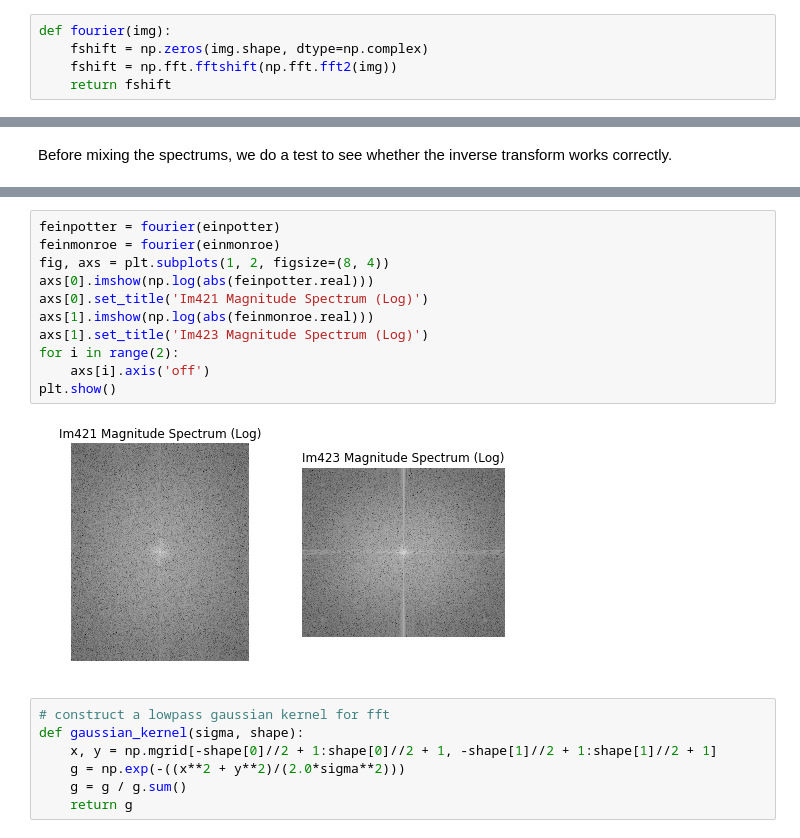
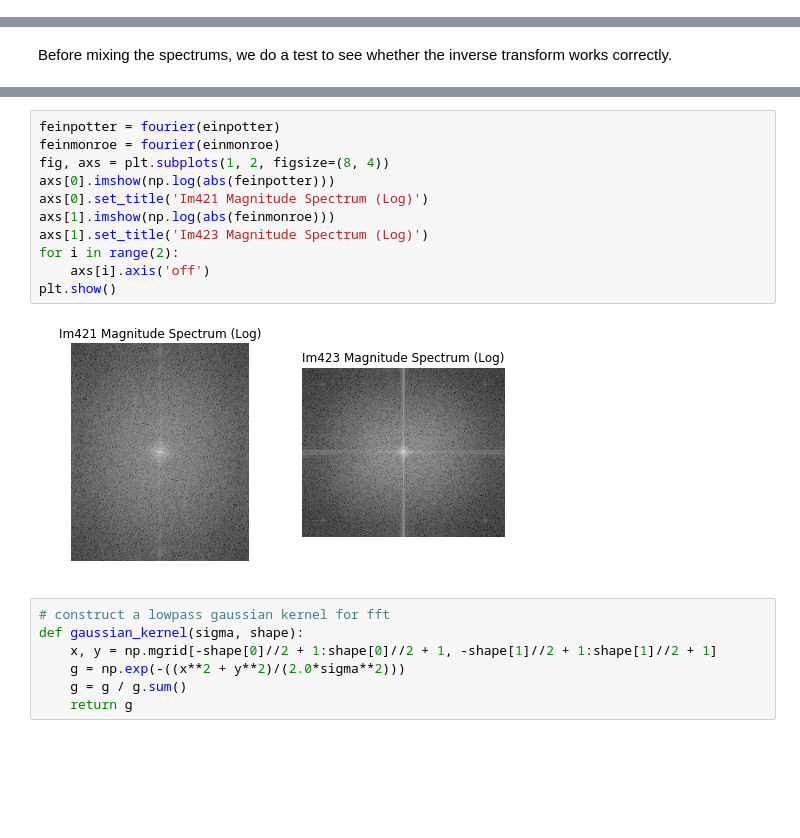
Before and after one commit to Af4rinz/CV-Codelets, a Jupyter notebook: 5-FourierTransform.ipynb, the cells around one changed output, grey strips where cells are left out. Saved outputs shown, nothing was run; the diff lists cells and outputs as text; blank space fills up the shorter version.

```diff
--- a/5-FourierTransform.ipynb
+++ b/5-FourierTransform.ipynb
@@ -72,10 +72,5 @@ einmonroe = rgb2grey(einmonroe)
 # Fourier Transform
 # %% [markdown]
 First, a wrapper function is defined to aid in the computation of the Fourier transform for a given image:
-# %%
-def fourier(img):
-    fshift = np.zeros(img.shape, dtype=np.complex)
-    fshift = np.fft.fftshift(np.fft.fft2(img))
-    return fshift
 # %% [markdown]
 ## Swapping Spectrums
@@ -137,16 +130,16 @@ plt.show()
 # %%
 feinpotter = fourier(einpotter)
 feinmonroe = fourier(einmonroe)
 fig, axs = plt.subplots(1, 2, figsize=(8, 4))
-axs[0].imshow(np.log(abs(feinpotter.real)))
+axs[0].imshow(np.log(abs(feinpotter)))
 axs[0].set_title('Im421 Magnitude Spectrum (Log)')
-axs[1].imshow(np.log(abs(feinmonroe.real)))
+axs[1].imshow(np.log(abs(feinmonroe)))
 axs[1].set_title('Im423 Magnitude Spectrum (Log)')
 for i in range(2):
     axs[i].axis('off')
 plt.show()
 # %% [output]
-[figure, old version]
+[figure, new version]
 # %%
 # construct a lowpass gaussian kernel for fft
 def gaussian_kernel(sigma, shape):
```
Also changed, not shown: parts of 21 cells of this notebook.
